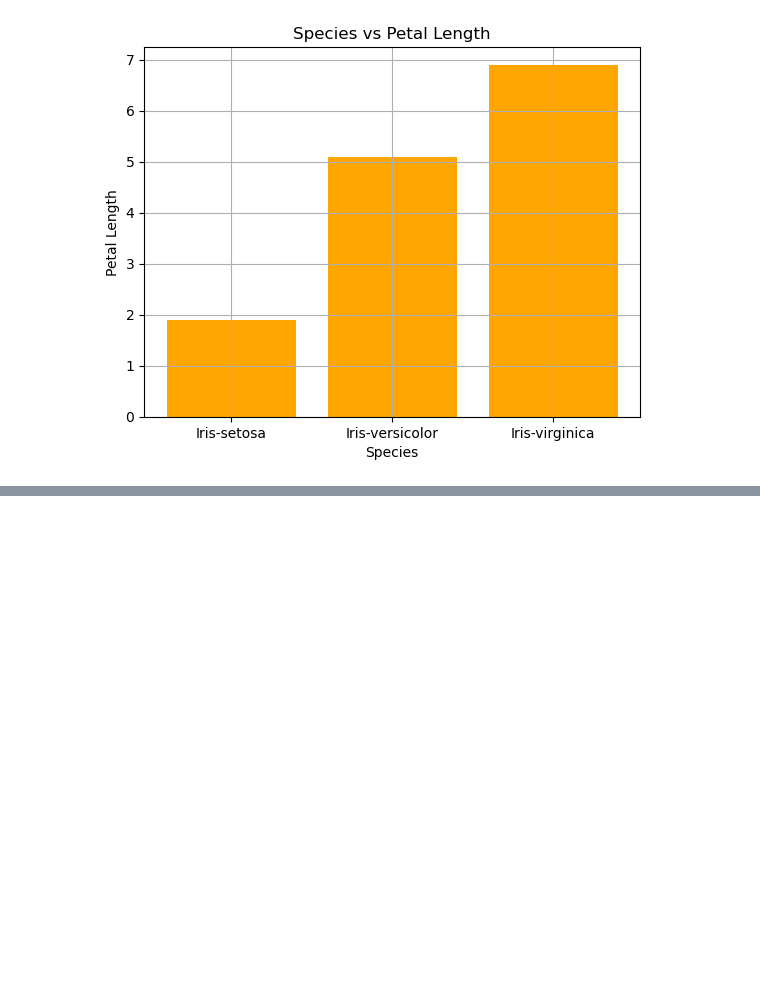
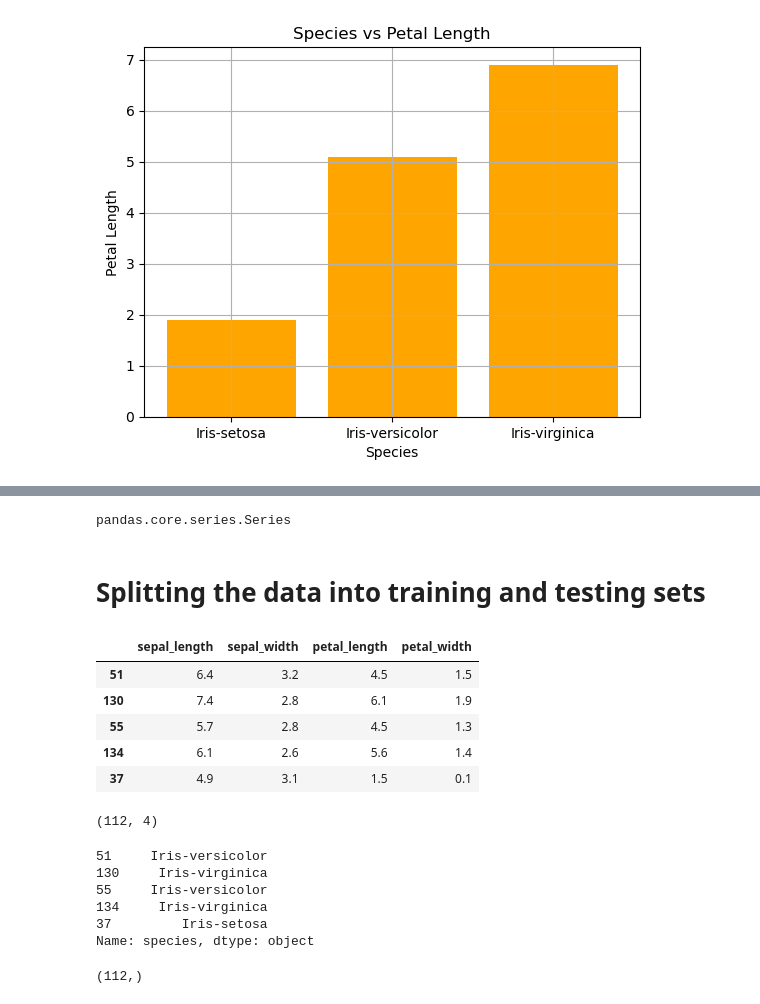
Before and after one commit to ArnabKumarRoy02/OIBSIP, a Jupyter notebook: Iris Flower Classification/iris_classification.ipynb, the cells around one changed output, grey strips where cells are left out. Cells and saved outputs as stored; diff of their text form; code cells hidden in the pictures; blank space fills up the shorter version.

```diff
--- a/Iris Flower Classification/iris_classification.ipynb
+++ b/Iris Flower Classification/iris_classification.ipynb
@@ -221,0 +257,3 @@ plt.show()
+# %%
+Y = df['species']
+Y
@@ -221,0 +273,35 @@ plt.show()
+# %%
+type(Y)
+# %% [output]
+pandas.core.series.Series
+# %% [markdown]
+# Splitting the data into training and testing sets
+# %%
+X_train, X_test, Y_train, Y_test = train_test_split(X, Y, test_size=0.25, random_state=20)
+# %%
+X_train.head()
+# %% [output]
+|  | sepal_length | sepal_width | petal_length | petal_width |
+| 51 | 6.4 | 3.2 | 4.5 | 1.5 |
+| 130 | 7.4 | 2.8 | 6.1 | 1.9 |
+| 55 | 5.7 | 2.8 | 4.5 | 1.3 |
+| 134 | 6.1 | 2.6 | 5.6 | 1.4 |
+| 37 | 4.9 | 3.1 | 1.5 | 0.1 |
+# %%
+# Shape of training data
+X_train.shape
+# %% [output]
+(112, 4)
+# %%
+Y_train.head()
+# %% [output]
+51     Iris-versicolor
+130     Iris-virginica
+55     Iris-versicolor
+134     Iris-virginica
+37         Iris-setosa
+Name: species, dtype: object
+# %%
+Y_train.shape
+# %% [output]
+(112,)
```
Also changed, not shown: parts of 10 cells of this notebook.
